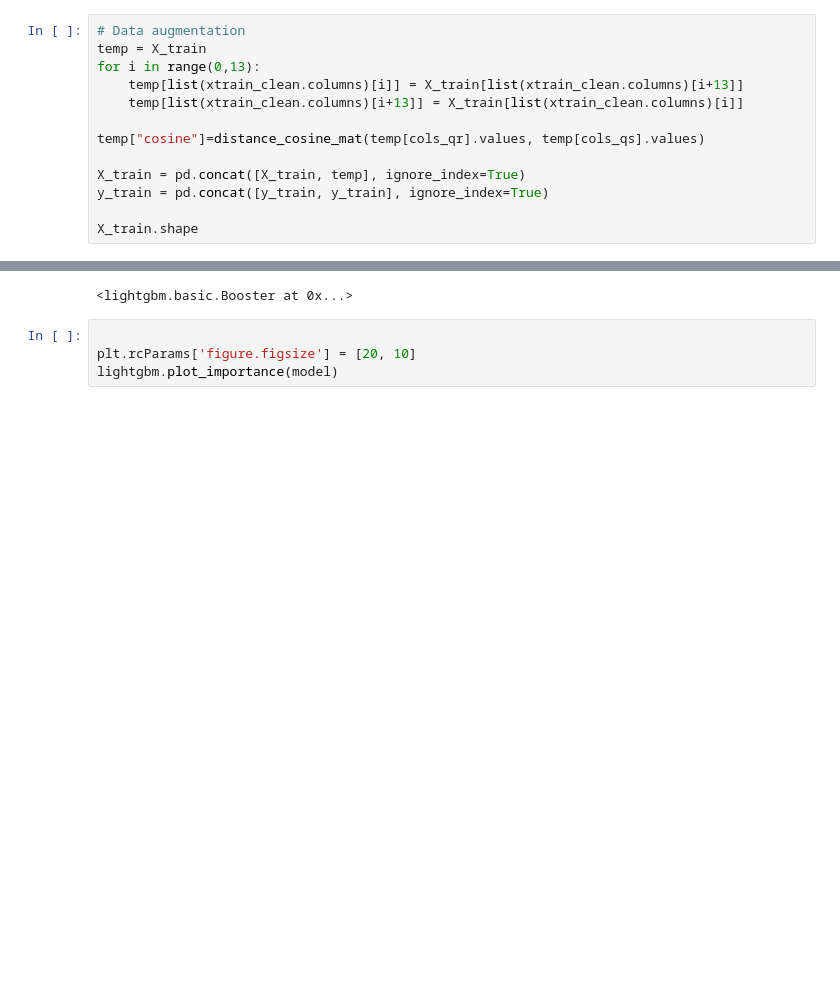
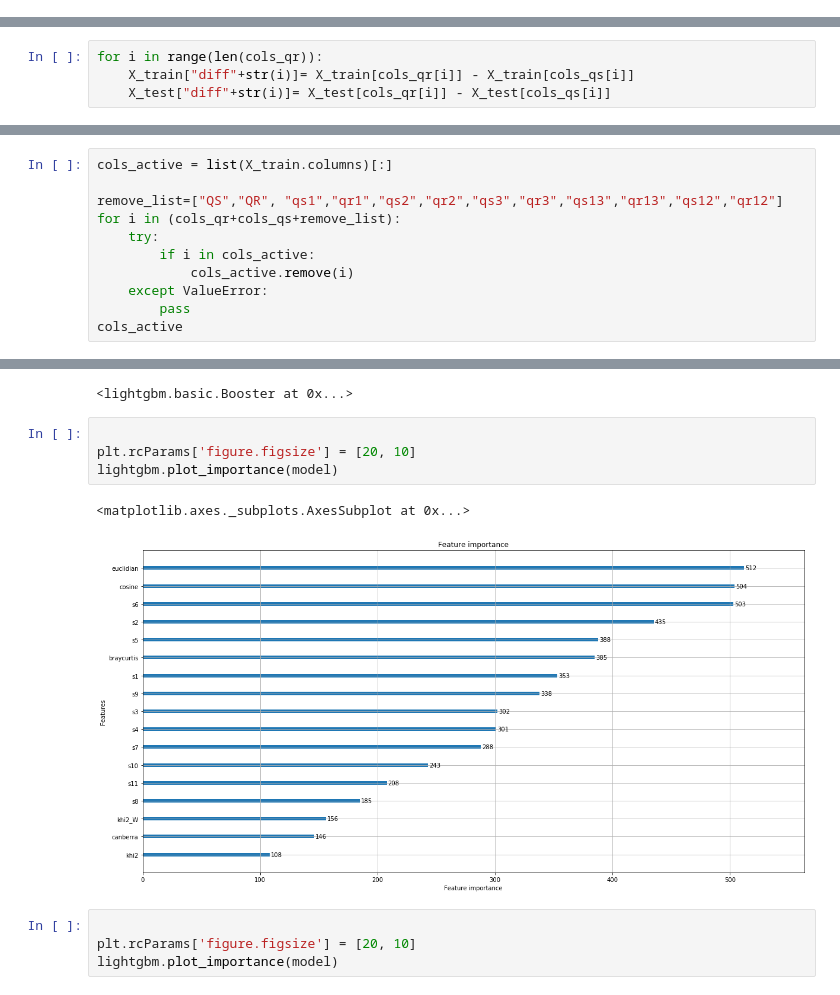
Before and after one commit to Martinez-TAD/MDI343_Challenge, a Jupyter notebook: FeatureAnalysis.ipynb, the cells around one changed output, grey strips where cells are left out. Saved outputs shown, nothing was run; the diff lists cells and outputs as text; blank space fills up the shorter version.

```diff
--- a/FeatureAnalysis.ipynb
+++ b/FeatureAnalysis.ipynb
@@ -439,13 +455,0 @@ X_train.shape
-# %%
-# Data augmentation
-temp = X_train
-for i in range(0,13):
-    temp[list(xtrain_clean.columns)[i]] = X_train[list(xtrain_clean.columns)[i+13]]
-    temp[list(xtrain_clean.columns)[i+13]] = X_train[list(xtrain_clean.columns)[i]]
-
-temp["cosine"]=distance_cosine_mat(temp[cols_qr].values, temp[cols_qs].values)
-
-X_train = pd.concat([X_train, temp], ignore_index=True)
-y_train = pd.concat([y_train, y_train], ignore_index=True)
-
-X_train.shape
@@ -547,0 +539,4 @@ KeyboardInterrupt:
+# %%
+for i in range(len(cols_qr)):
+    X_train["diff"+str(i)]= X_train[cols_qr[i]] - X_train[cols_qs[i]]
+    X_test["diff"+str(i)]= X_test[cols_qr[i]] - X_test[cols_qs[i]]
@@ -547,0 +554,11 @@ KeyboardInterrupt:
+# %%
+cols_active = list(X_train.columns)[:]
+
+remove_list=["QS","QR", "qs1","qr1","qs2","qr2","qs3","qr3","qs13","qr13","qs12","qr12"]
+for i in (cols_qr+cols_qs+remove_list):
+    try:
+        if i in cols_active:
+            cols_active.remove(i)
+    except ValueError:
+        pass
+cols_active
@@ -618,6 +637,13 @@ model = lightgbm.train(parameters,
 model.save_model('lgbm_all_0.00112.model')
 # %% [output]
 <lightgbm.basic.Booster at 0x...>
+# %%
+
+plt.rcParams['figure.figsize'] = [20, 10]
+lightgbm.plot_importance(model)
+# %% [output]
+<matplotlib.axes._subplots.AxesSubplot at 0x...>
+[figure, added]
 # %%
 
 plt.rcParams['figure.figsize'] = [20, 10]
```
Also changed, not shown: parts of 19 cells of this notebook.
